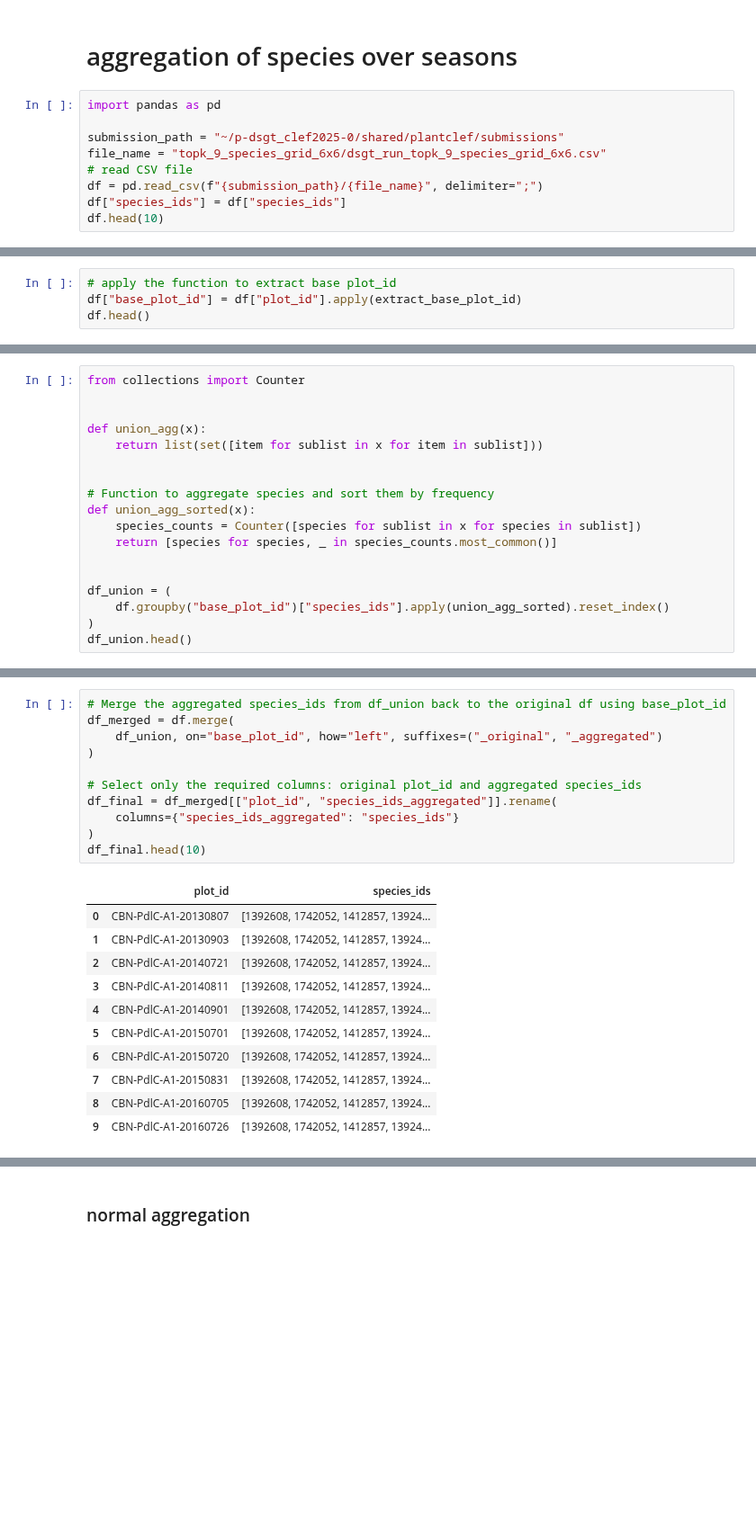
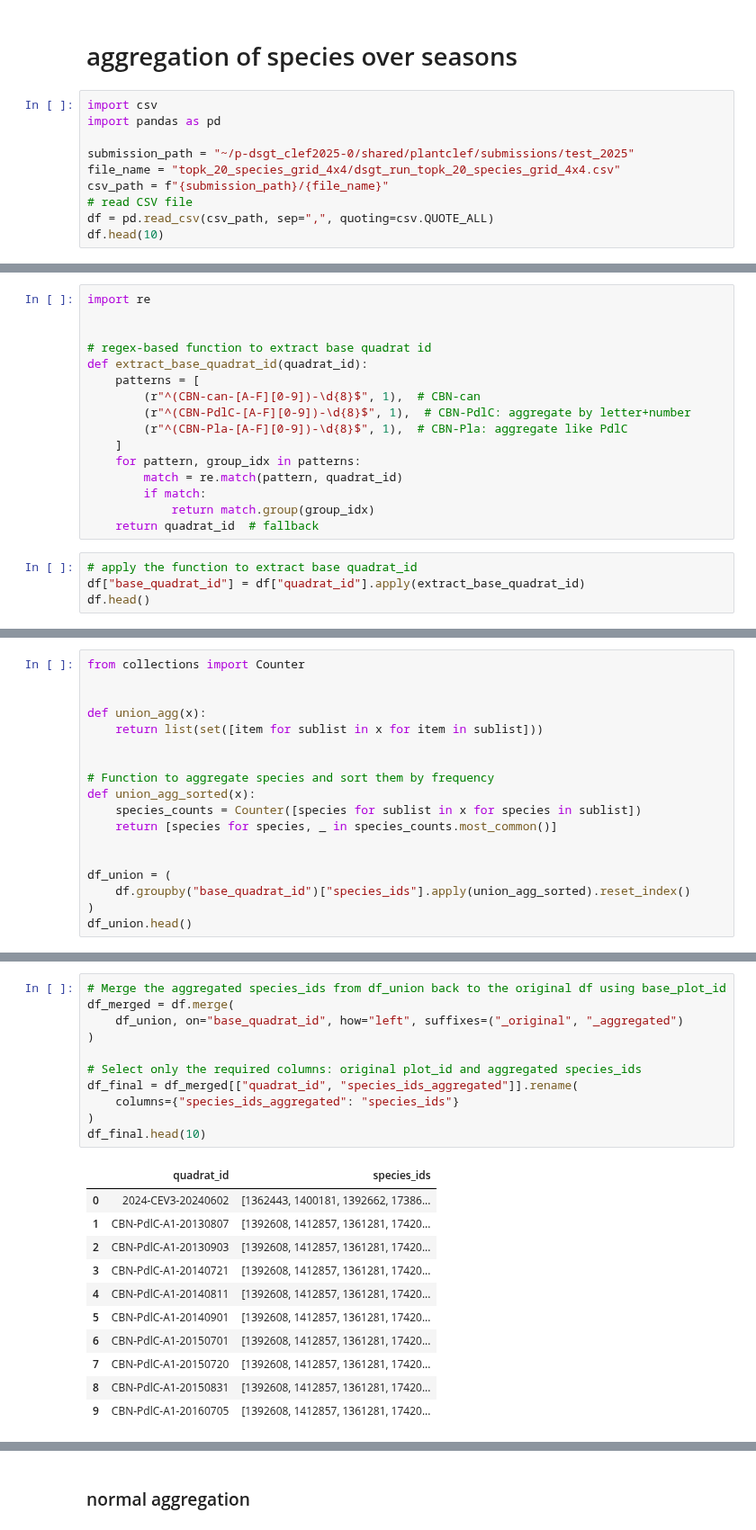
Before and after one commit to dsgt-arc/plantclef-2025, a Jupyter notebook: notebooks/ensemble/20250306-mg-aggregation.ipynb, the cells around one changed output, grey strips where cells are left out. Shown at 90% size. Drawn from its saved outputs; the diff is of its cells as text; blank space fills up the shorter version.

```diff
--- a/notebooks/ensemble/20250306-mg-aggregation.ipynb
+++ b/notebooks/ensemble/20250306-mg-aggregation.ipynb
@@ -1,12 +1,13 @@
 # %% [markdown]
 # aggregation of species over seasons
 # %%
+import csv
 import pandas as pd
 
-submission_path = "~/p-dsgt_clef2025-0/shared/plantclef/submissions"
-file_name = "topk_9_species_grid_6x6/dsgt_run_topk_9_species_grid_6x6.csv"
+submission_path = "~/p-dsgt_clef2025-0/shared/plantclef/submissions/test_2025"
+file_name = "topk_20_species_grid_4x4/dsgt_run_topk_20_species_grid_4x4.csv"
+csv_path = f"{submission_path}/{file_name}"
 # read CSV file
-df = pd.read_csv(f"{submission_path}/{file_name}", delimiter=";")
-df["species_ids"] = df["species_ids"]
+df = pd.read_csv(csv_path, sep=",", quoting=csv.QUOTE_ALL)
 df.head(10)
 # %% [output]
@@ -42,5 +41,21 @@ def extract_base_plot_id(plot_id):
+# %%
+import re
+
+
+# regex-based function to extract base quadrat id
+def extract_base_quadrat_id(quadrat_id):
+    patterns = [
+        (r"^(CBN-can-[A-F][0-9])-\d{8}$", 1),  # CBN-can
+        (r"^(CBN-PdlC-[A-F][0-9])-\d{8}$", 1),  # CBN-PdlC: aggregate by letter+number
+        (r"^(CBN-Pla-[A-F][0-9])-\d{8}$", 1),  # CBN-Pla: aggregate like PdlC
+    ]
+    for pattern, group_idx in patterns:
+        match = re.match(pattern, quadrat_id)
+        if match:
+            return match.group(group_idx)
+    return quadrat_id  # fallback
 # %%
-# apply the function to extract base plot_id
-df["base_plot_id"] = df["plot_id"].apply(extract_base_plot_id)
+# apply the function to extract base quadrat_id
+df["base_quadrat_id"] = df["quadrat_id"].apply(extract_base_quadrat_id)
 df.head()
 # %% [output]
@@ -81,7 +158,7 @@ def union_agg_sorted(x):
 
 
 df_union = (
-    df.groupby("base_plot_id")["species_ids"].apply(union_agg_sorted).reset_index()
+    df.groupby("base_quadrat_id")["species_ids"].apply(union_agg_sorted).reset_index()
 )
 df_union.head()
 # %% [output]
@@ -94,26 +171,26 @@ df_union.head()
 # %%
 # Merge the aggregated species_ids from df_union back to the original df using base_plot_id
 df_merged = df.merge(
-    df_union, on="base_plot_id", how="left", suffixes=("_original", "_aggregated")
+    df_union, on="base_quadrat_id", how="left", suffixes=("_original", "_aggregated")
 )
 
 # Select only the required columns: original plot_id and aggregated species_ids
-df_final = df_merged[["plot_id", "species_ids_aggregated"]].rename(
+df_final = df_merged[["quadrat_id", "species_ids_aggregated"]].rename(
     columns={"species_ids_aggregated": "species_ids"}
 )
 df_final.head(10)
 # %% [output]
-|  | plot_id | species_ids |
-| 0 | CBN-PdlC-A1-20130807 | [1392608, 1742052, 1412857, 13924... |
-| 1 | CBN-PdlC-A1-20130903 | [1392608, 1742052, 1412857, 13924... |
-| 2 | CBN-PdlC-A1-20140721 | [1392608, 1742052, 1412857, 13924... |
-| 3 | CBN-PdlC-A1-20140811 | [1392608, 1742052, 1412857, 13924... |
-| 4 | CBN-PdlC-A1-20140901 | [1392608, 1742052, 1412857, 13924... |
-| 5 | CBN-PdlC-A1-20150701 | [1392608, 1742052, 1412857, 13924... |
-| 6 | CBN-PdlC-A1-20150720 | [1392608, 1742052, 1412857, 13924... |
-| 7 | CBN-PdlC-A1-20150831 | [1392608, 1742052, 1412857, 13924... |
-| 8 | CBN-PdlC-A1-20160705 | [1392608, 1742052, 1412857, 13924... |
-| 9 | CBN-PdlC-A1-20160726 | [1392608, 1742052, 1412857, 13924... |
+|  | quadrat_id | species_ids |
+| 0 | 2024-CEV3-20240602 | [1362443, 1400181, 1392662, 17386... |
+| 1 | CBN-PdlC-A1-20130807 | [1392608, 1412857, 1361281, 17420... |
+| 2 | CBN-PdlC-A1-20130903 | [1392608, 1412857, 1361281, 17420... |
+| 3 | CBN-PdlC-A1-20140721 | [1392608, 1412857, 1361281, 17420... |
+| 4 | CBN-PdlC-A1-20140811 | [1392608, 1412857, 1361281, 17420... |
+| 5 | CBN-PdlC-A1-20140901 | [1392608, 1412857, 1361281, 17420... |
+| 6 | CBN-PdlC-A1-20150701 | [1392608, 1412857, 1361281, 17420... |
+| 7 | CBN-PdlC-A1-20150720 | [1392608, 1412857, 1361281, 17420... |
+| 8 | CBN-PdlC-A1-20150831 | [1392608, 1412857, 1361281, 17420... |
+| 9 | CBN-PdlC-A1-20160705 | [1392608, 1412857, 1361281, 17420... |
 # %%
 import os
 import csv
```
Also changed, not shown: parts of 12 cells of this notebook, 1 other file.
